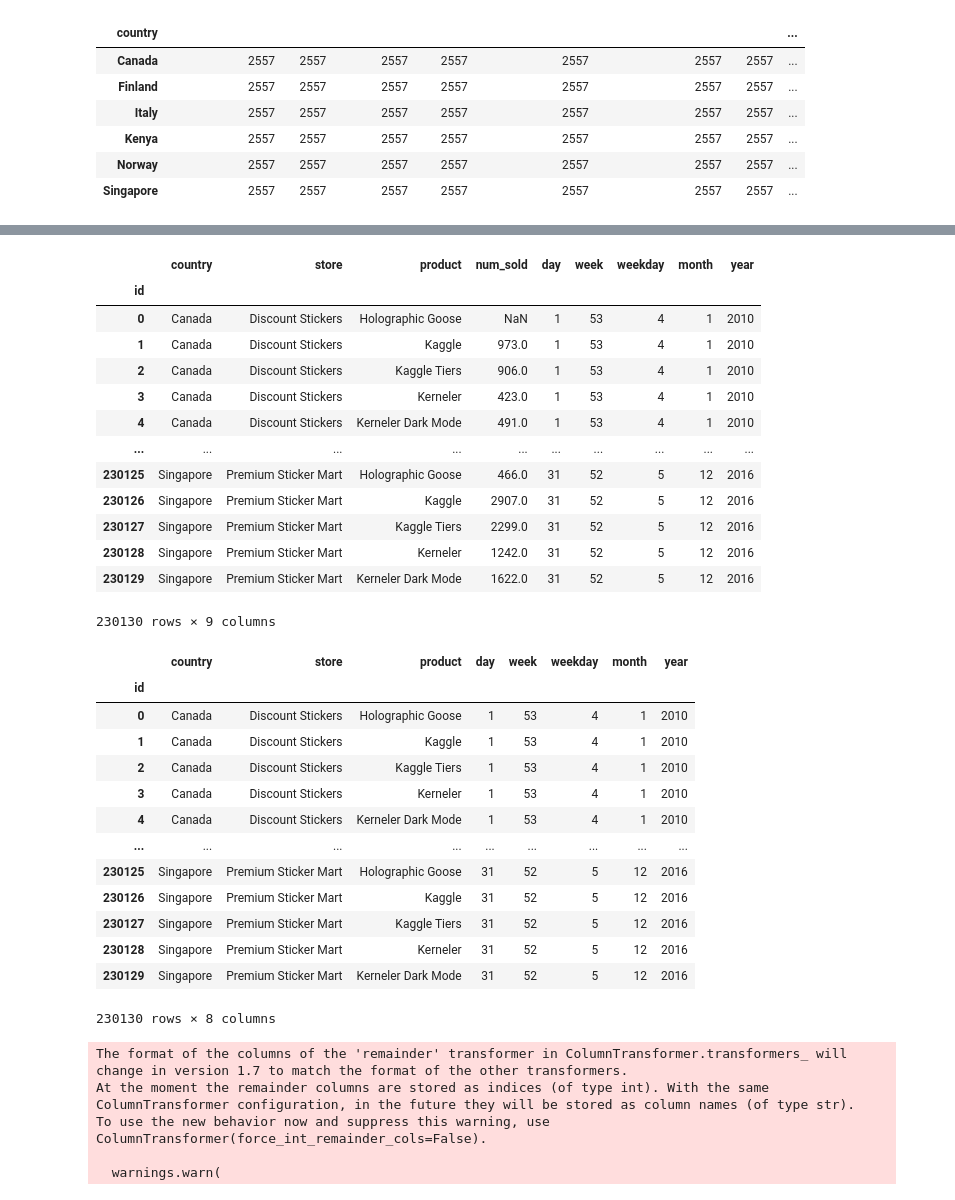
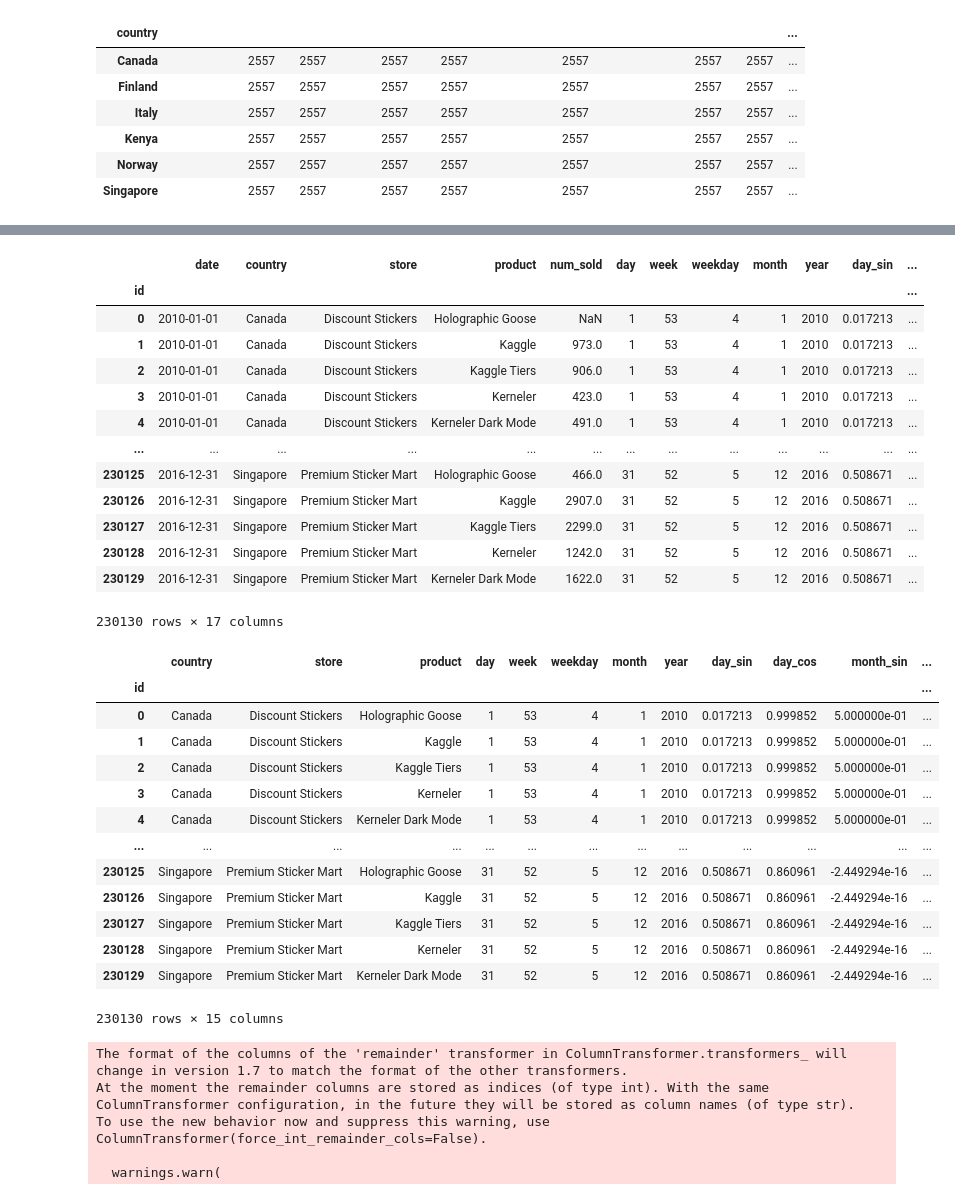
Before and after one commit to mihofer/kaggle_projects, a Jupyter notebook: forecasting_sticker_sales/analysis.ipynb, the cells around one changed output, grey strips where cells are left out. Drawn from its saved outputs; the diff is of its cells as text; code cells hidden in the pictures.

```diff
--- a/forecasting_sticker_sales/analysis.ipynb
+++ b/forecasting_sticker_sales/analysis.ipynb
@@ -135,4 +241,16 @@ train_df['weekday']= train_df['date'].dt.weekday
 train_df['month']= train_df['date'].dt.month
 train_df['year']= train_df['date'].dt.year
 
-train_df = train_df.drop(columns=['date'])
+train_df['day_sin'] = np.sin(2 * np.pi * train_df['day'] / 365)
+train_df['day_cos'] = np.cos(2 * np.pi * train_df['day'] / 365)
+train_df['month_sin'] = np.sin(2 * np.pi * train_df['month'] / 12)
+train_df['month_cos'] = np.cos(2 * np.pi * train_df['month'] / 12)
+train_df['year_sin'] = np.sin(2 * np.pi * train_df['year'] / 7)
+train_df['year_cos'] = np.cos(2 * np.pi * train_df['year'] / 7)
+
+def is_holiday(row):
+    return row['date'] in holidays.country_holidays(row['country'], years=row['year'])
+
+train_df['holiday'] = train_df.apply(is_holiday, axis=1)
+
+train_df
@@ -139,41 +289,41 @@ train_df = train_df.drop(columns=['date'])
 # %%
 train_df
 # %% [output]
-|  | country | store | product | num_sold | day | week | weekday | month | year |
-| id |  |  |  |  |  |  |  |  |  |
-| 0 | Canada | Discount Stickers | Holographic Goose | NaN | 1 | 53 | 4 | 1 | 2010 |
-| 1 | Canada | Discount Stickers | Kaggle | 973.0 | 1 | 53 | 4 | 1 | 2010 |
-| 2 | Canada | Discount Stickers | Kaggle Tiers | 906.0 | 1 | 53 | 4 | 1 | 2010 |
-| 3 | Canada | Discount Stickers | Kerneler | 423.0 | 1 | 53 | 4 | 1 | 2010 |
-| 4 | Canada | Discount Stickers | Kerneler Dark Mode | 491.0 | 1 | 53 | 4 | 1 | 2010 |
-| ... | ... | ... | ... | ... | ... | ... | ... | ... | ... |
-| 230125 | Singapore | Premium Sticker Mart | Holographic Goose | 466.0 | 31 | 52 | 5 | 12 | 2016 |
-| 230126 | Singapore | Premium Sticker Mart | Kaggle | 2907.0 | 31 | 52 | 5 | 12 | 2016 |
-| 230127 | Singapore | Premium Sticker Mart | Kaggle Tiers | 2299.0 | 31 | 52 | 5 | 12 | 2016 |
-| 230128 | Singapore | Premium Sticker Mart | Kerneler | 1242.0 | 31 | 52 | 5 | 12 | 2016 |
-| 230129 | Singapore | Premium Sticker Mart | Kerneler Dark Mode | 1622.0 | 31 | 52 | 5 | 12 | 2016 |
+|  | date | country | store | product | num_sold | day | week | weekday | month | year | day_sin | ... |
+| id |  |  |  |  |  |  |  |  |  |  |  | ... |
+| 0 | 2010-01-01 | Canada | Discount Stickers | Holographic Goose | NaN | 1 | 53 | 4 | 1 | 2010 | 0.017213 | ... |
+| 1 | 2010-01-01 | Canada | Discount Stickers | Kaggle | 973.0 | 1 | 53 | 4 | 1 | 2010 | 0.017213 | ... |
+| 2 | 2010-01-01 | Canada | Discount Stickers | Kaggle Tiers | 906.0 | 1 | 53 | 4 | 1 | 2010 | 0.017213 | ... |
+| 3 | 2010-01-01 | Canada | Discount Stickers | Kerneler | 423.0 | 1 | 53 | 4 | 1 | 2010 | 0.017213 | ... |
+| 4 | 2010-01-01 | Canada | Discount Stickers | Kerneler Dark Mode | 491.0 | 1 | 53 | 4 | 1 | 2010 | 0.017213 | ... |
+| ... | ... | ... | ... | ... | ... | ... | ... | ... | ... | ... | ... | ... |
+| 230125 | 2016-12-31 | Singapore | Premium Sticker Mart | Holographic Goose | 466.0 | 31 | 52 | 5 | 12 | 2016 | 0.508671 | ... |
+| 230126 | 2016-12-31 | Singapore | Premium Sticker Mart | Kaggle | 2907.0 | 31 | 52 | 5 | 12 | 2016 | 0.508671 | ... |
+| 230127 | 2016-12-31 | Singapore | Premium Sticker Mart | Kaggle Tiers | 2299.0 | 31 | 52 | 5 | 12 | 2016 | 0.508671 | ... |
+| 230128 | 2016-12-31 | Singapore | Premium Sticker Mart | Kerneler | 1242.0 | 31 | 52 | 5 | 12 | 2016 | 0.508671 | ... |
+| 230129 | 2016-12-31 | Singapore | Premium Sticker Mart | Kerneler Dark Mode | 1622.0 | 31 | 52 | 5 | 12 | 2016 | 0.508671 | ... |
-230130 rows × 9 columns
+230130 rows × 17 columns
 # %%
 target_col = 'num_sold'
-train = train_df.drop(columns=[target_col])
+train = train_df.drop(columns=[target_col, 'date'])
 target = train_df[target_col]
 
 train
 # %% [output]
-|  | country | store | product | day | week | weekday | month | year |
-| id |  |  |  |  |  |  |  |  |
-| 0 | Canada | Discount Stickers | Holographic Goose | 1 | 53 | 4 | 1 | 2010 |
-| 1 | Canada | Discount Stickers | Kaggle | 1 | 53 | 4 | 1 | 2010 |
-| 2 | Canada | Discount Stickers | Kaggle Tiers | 1 | 53 | 4 | 1 | 2010 |
-| 3 | Canada | Discount Stickers | Kerneler | 1 | 53 | 4 | 1 | 2010 |
-| 4 | Canada | Discount Stickers | Kerneler Dark Mode | 1 | 53 | 4 | 1 | 2010 |
-| ... | ... | ... | ... | ... | ... | ... | ... | ... |
-| 230125 | Singapore | Premium Sticker Mart | Holographic Goose | 31 | 52 | 5 | 12 | 2016 |
-| 230126 | Singapore | Premium Sticker Mart | Kaggle | 31 | 52 | 5 | 12 | 2016 |
-| 230127 | Singapore | Premium Sticker Mart | Kaggle Tiers | 31 | 52 | 5 | 12 | 2016 |
-| 230128 | Singapore | Premium Sticker Mart | Kerneler | 31 | 52 | 5 | 12 | 2016 |
-| 230129 | Singapore | Premium Sticker Mart | Kerneler Dark Mode | 31 | 52 | 5 | 12 | 2016 |
+|  | country | store | product | day | week | weekday | month | year | day_sin | day_cos | month_sin | ... |
+| id |  |  |  |  |  |  |  |  |  |  |  | ... |
+| 0 | Canada | Discount Stickers | Holographic Goose | 1 | 53 | 4 | 1 | 2010 | 0.017213 | 0.999852 | 5.000000e-01 | ... |
+| 1 | Canada | Discount Stickers | Kaggle | 1 | 53 | 4 | 1 | 2010 | 0.017213 | 0.999852 | 5.000000e-01 | ... |
+| 2 | Canada | Discount Stickers | Kaggle Tiers | 1 | 53 | 4 | 1 | 2010 | 0.017213 | 0.999852 | 5.000000e-01 | ... |
+| 3 | Canada | Discount Stickers | Kerneler | 1 | 53 | 4 | 1 | 2010 | 0.017213 | 0.999852 | 5.000000e-01 | ... |
+| 4 | Canada | Discount Stickers | Kerneler Dark Mode | 1 | 53 | 4 | 1 | 2010 | 0.017213 | 0.999852 | 5.000000e-01 | ... |
+| ... | ... | ... | ... | ... | ... | ... | ... | ... | ... | ... | ... | ... |
+| 230125 | Singapore | Premium Sticker Mart | Holographic Goose | 31 | 52 | 5 | 12 | 2016 | 0.508671 | 0.860961 | -2.449294e-16 | ... |
+| 230126 | Singapore | Premium Sticker Mart | Kaggle | 31 | 52 | 5 | 12 | 2016 | 0.508671 | 0.860961 | -2.449294e-16 | ... |
+| 230127 | Singapore | Premium Sticker Mart | Kaggle Tiers | 31 | 52 | 5 | 12 | 2016 | 0.508671 | 0.860961 | -2.449294e-16 | ... |
+| 230128 | Singapore | Premium Sticker Mart | Kerneler | 31 | 52 | 5 | 12 | 2016 | 0.508671 | 0.860961 | -2.449294e-16 | ... |
+| 230129 | Singapore | Premium Sticker Mart | Kerneler Dark Mode | 31 | 52 | 5 | 12 | 2016 | 0.508671 | 0.860961 | -2.449294e-16 | ... |
-230130 rows × 8 columns
+230130 rows × 15 columns
 # %%
 X_train, X_test, Y_train, Y_test = train_test_split(
     train,
```
Also changed, not shown: parts of 13 cells of this notebook.
